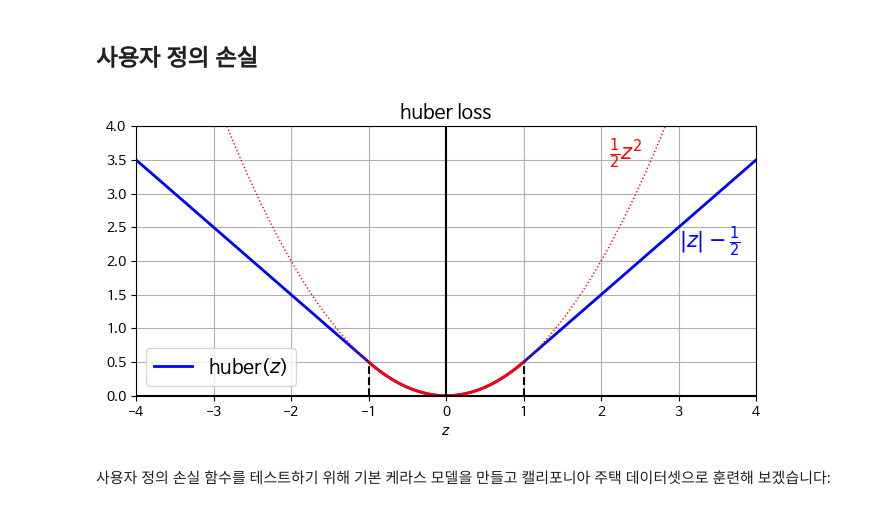
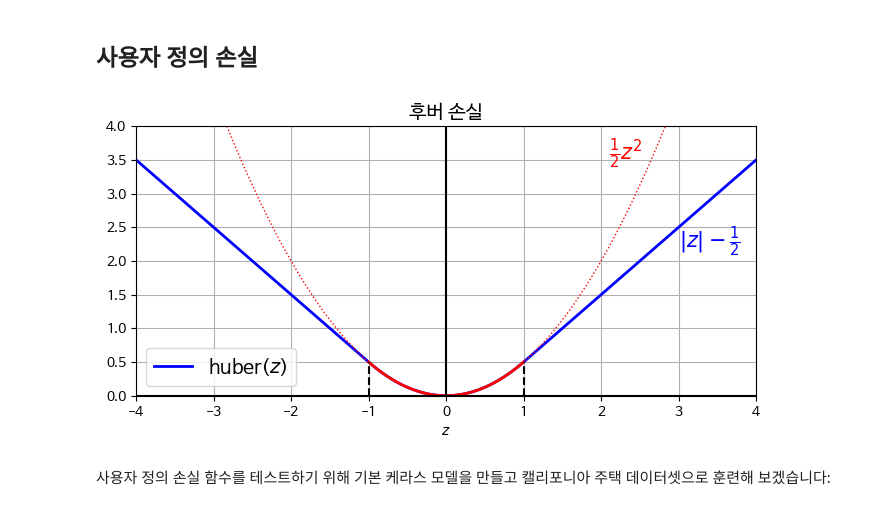
Before and after one commit to bgim303/colab, a Jupyter notebook: 12_custom_models_and_training_with_tensorflow.ipynb, the cells around one changed output. Cells and saved outputs as stored; diff of their text form; code cells hidden in the pictures.

```diff
--- a/12_custom_models_and_training_with_tensorflow.ipynb
+++ b/12_custom_models_and_training_with_tensorflow.ipynb
@@ -512,34 +524,29 @@ def huber_fn(y_true, y_pred):
     return tf.where(is_small_error, squared_loss, linear_loss)
 # %%
 # 추가 코드 - 후버 손실의 모습을 보여줍니다.
-
-#mask쓰는 법과 같은 where(조건, 참, 거짓) remember this
-
 
 import matplotlib.pyplot as plt
 
 plt.figure(figsize=(8, 3.5))
 z = np.linspace(-4, 4, 200)
 z_center = np.linspace(-1, 1, 200)
 plt.plot(z, huber_fn(0, z), "b-", linewidth=2, label="huber($z$)")
 plt.plot(z, z ** 2 / 2, "r:", linewidth=1)
-
 plt.plot(z_center, z_center ** 2 / 2, "r", linewidth=2)
 plt.plot([-1, -1], [0, huber_fn(0., -1.)], "k--")
 plt.plot([1, 1], [0, huber_fn(0., 1.)], "k--")
-
 plt.gca().axhline(y=0, color='k')
 plt.gca().axvline(x=0, color='k')
 plt.text(2.1, 3.5, r"$\frac{1}{2}z^2$", color="r", fontsize=15)
 plt.text(3.0, 2.2, r"$|z| - \frac{1}{2}$", color="b", fontsize=15)
 plt.axis([-4, 4, 0, 4])
 plt.grid(True)
 plt.xlabel("$z$")
 plt.legend(fontsize=14)
-plt.title("huber loss", fontsize=14)
+plt.title("후버 손실", fontsize=14)
 plt.show()
 # %% [output]
-[figure, old version]
+[figure, new version]
 # %% [markdown]
 사용자 정의 손실 함수를 테스트하기 위해 기본 케라스 모델을 만들고 캘리포니아 주택 데이터셋으로 훈련해 보겠습니다:
 # %%
```
Also changed, not shown: parts of 58 cells of this notebook.
